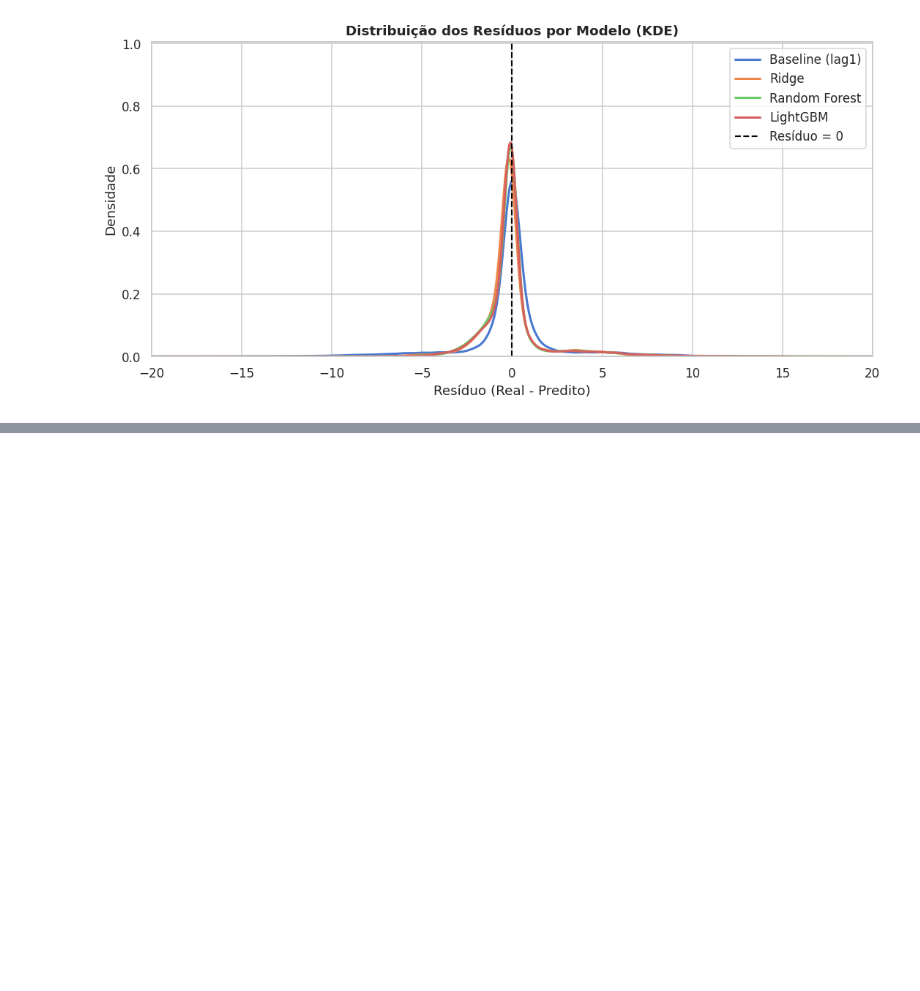
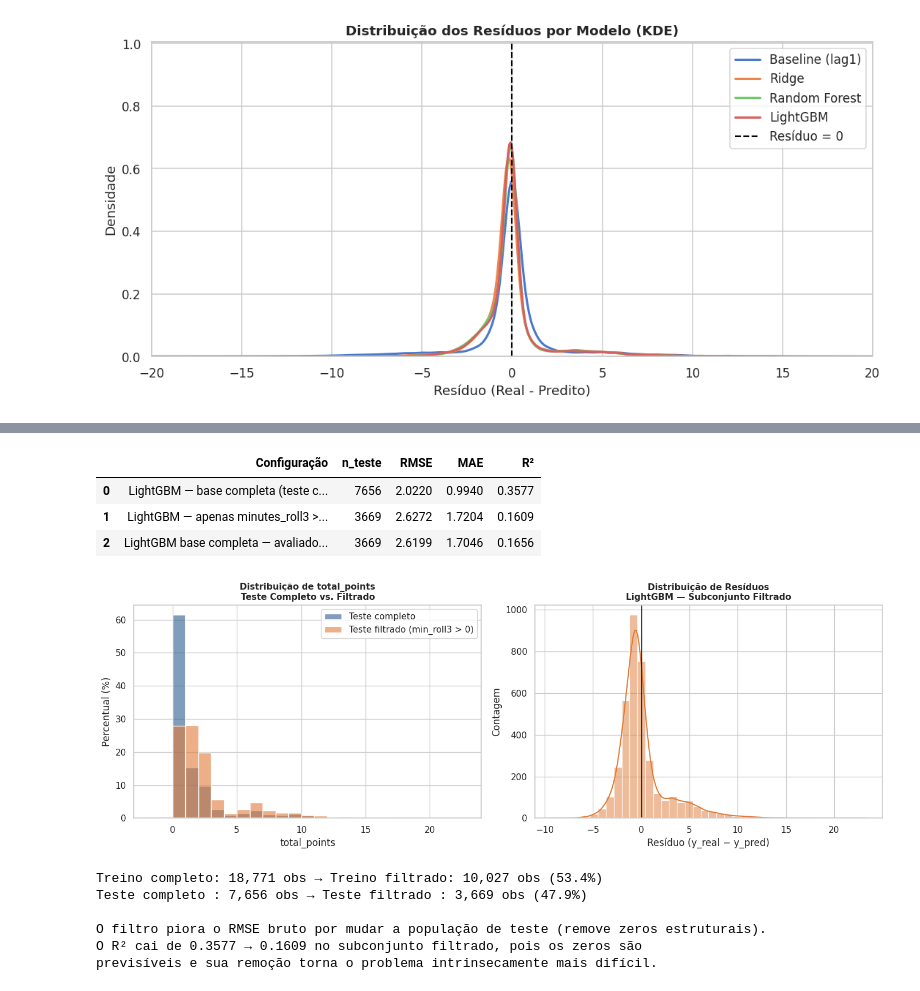
Before and after one commit to danieljmanzano/trab-icd, a Jupyter notebook: projeto_fpl.ipynb, the cells around one changed output, grey strips where cells are left out. Cells and saved outputs as stored; diff of their text form; code cells hidden in the pictures; blank space fills up the shorter version.

```diff
--- a/projeto_fpl.ipynb
+++ b/projeto_fpl.ipynb
@@ -1334,0 +1574,78 @@ plt.show()
+# %%
+train_active = train_df[train_df['minutes_roll3'] > 0]
+test_active  = test_df[test_df['minutes_roll3'] > 0]
+
+Xa_tr, ya_tr = train_active[feature_cols], train_active['total_points']
+Xa_te, ya_te = test_active[feature_cols],  test_active['total_points']
+
+m_active = lgb.LGBMRegressor(
+    random_state=42, verbose=-1, n_jobs=-1,
+    subsample=0.8, num_leaves=63, n_estimators=100, max_depth=6,
+    learning_rate=0.05, colsample_bytree=0.8
+)
+m_active.fit(Xa_tr, ya_tr)
+y_pred_act = m_active.predict(Xa_te)
+
+rmse_act = root_mean_squared_error(ya_te, y_pred_act)
+mae_act  = mean_absolute_error(ya_te, y_pred_act)
+r2_act   = r2_score(ya_te, y_pred_act)
+
+# Para comparação justa: LightGBM completo no mesmo subconjunto de teste filtrado
+y_pred_base_act = lgbm_best.predict(Xa_te)
+rmse_base_act = root_mean_squared_error(ya_te, y_pred_base_act)
+r2_base_act   = r2_score(ya_te, y_pred_base_act)
+
+results_filter = pd.DataFrame({
+    'Configuração': [
+        'LightGBM — base completa (teste completo)',
+        'LightGBM — apenas minutes_roll3 > 0 (treinado e avaliado no subconjunto)',
+        'LightGBM base completa — avaliado no subconjunto filtrado'
+    ],
+    'n_teste': [len(y_test), len(ya_te), len(ya_te)],
+    'RMSE': [rmse_base, rmse_act, rmse_base_act],
+    'MAE':  [mean_absolute_error(y_test, y_pred_lgbm), mae_act,
+             mean_absolute_error(ya_te, y_pred_base_act)],
+    'R²':   [r2_base, r2_act, r2_base_act]
+})
+display(results_filter.round(4))
+
+fig, axes = plt.subplots(1, 2, figsize=(14, 5))
+# Distribuição de y_test completo vs filtrado
+sns.histplot(y_test, bins=range(-3, 25), stat='percent', color='#2b5c8f',
+             alpha=0.6, label='Teste completo', ax=axes[0])
+sns.histplot(ya_te, bins=range(-3, 25), stat='percent', color='#e07b39',
+             alpha=0.6, label='Teste filtrado (min_roll3 > 0)', ax=axes[0])
+axes[0].set_xlim(-3, 24)
+axes[0].set_title('Distribuição de total_points\nTeste Completo vs. Filtrado', fontsize=11, fontweight='bold')
+axes[0].set_xlabel('total_points')
+axes[0].set_ylabel('Percentual (%)')
+axes[0].legend()
+
+# Resíduos: modelo filtrado
+residuos_act = ya_te.values - y_pred_act
+sns.histplot(residuos_act, bins=40, kde=True, color='#e07b39', ax=axes[1])
+axes[1].axvline(0, color='black', linewidth=1)
+axes[1].set_title('Distribuição de Resíduos\nLightGBM — Subconjunto Filtrado', fontsize=11, fontweight='bold')
+axes[1].set_xlabel('Resíduo (y_real − y_pred)')
+axes[1].set_ylabel('Contagem')
+
+plt.tight_layout()
+plt.show()
+
+print(f'\nTreino completo: {len(X_train):,} obs → Treino filtrado: {len(Xa_tr):,} obs ({len(Xa_tr)/len(X_train)*100:.1f}%)')
+print(f'Teste completo : {len(X_test):,} obs → Teste filtrado : {len(Xa_te):,} obs ({len(Xa_te)/len(X_test)*100:.1f}%)')
+print(f'\nO filtro piora o RMSE bruto por mudar a população de teste (remove zeros estruturais).')
+print(f'O R² cai de {r2_base:.4f} → {r2_act:.4f} no subconjunto filtrado, pois os zeros são')
+print(f'previsíveis e sua remoção torna o problema intrinsecamente mais difícil.')
+# %% [output]
+|  | Configuração | n_teste | RMSE | MAE | R² |
+| 0 | LightGBM — base completa (teste c... | 7656 | 2.0220 | 0.9940 | 0.3577 |
+| 1 | LightGBM — apenas minutes_roll3 >... | 3669 | 2.6272 | 1.7204 | 0.1609 |
+| 2 | LightGBM base completa — avaliado... | 3669 | 2.6199 | 1.7046 | 0.1656 |
+[figure, added]
+Treino completo: 18,771 obs → Treino filtrado: 10,027 obs (53.4%)
+Teste completo : 7,656 obs → Teste filtrado : 3,669 obs (47.9%)
+
+O filtro piora o RMSE bruto por mudar a população de teste (remove zeros estruturais).
+O R² cai de 0.3577 → 0.1609 no subconjunto filtrado, pois os zeros são
+previsíveis e sua remoção torna o problema intrinsecamente mais difícil.
```
Also changed, not shown: parts of 9 cells of this notebook.
